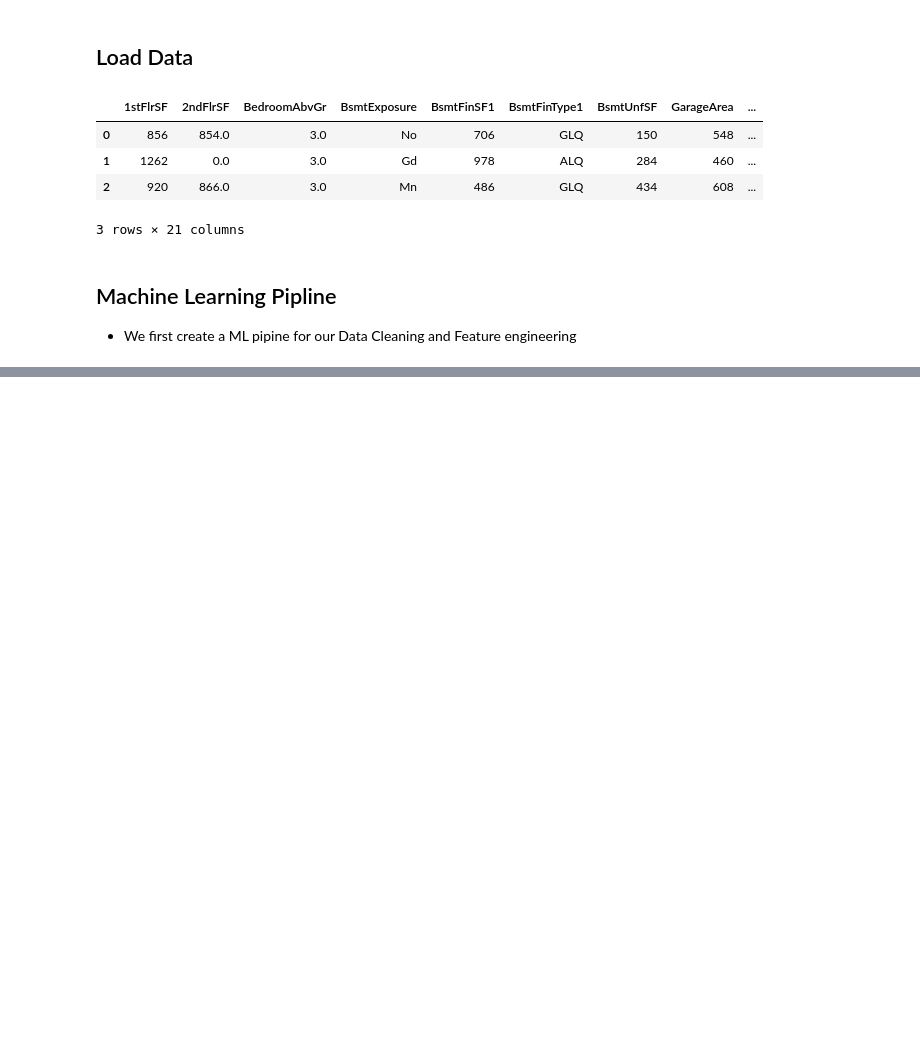
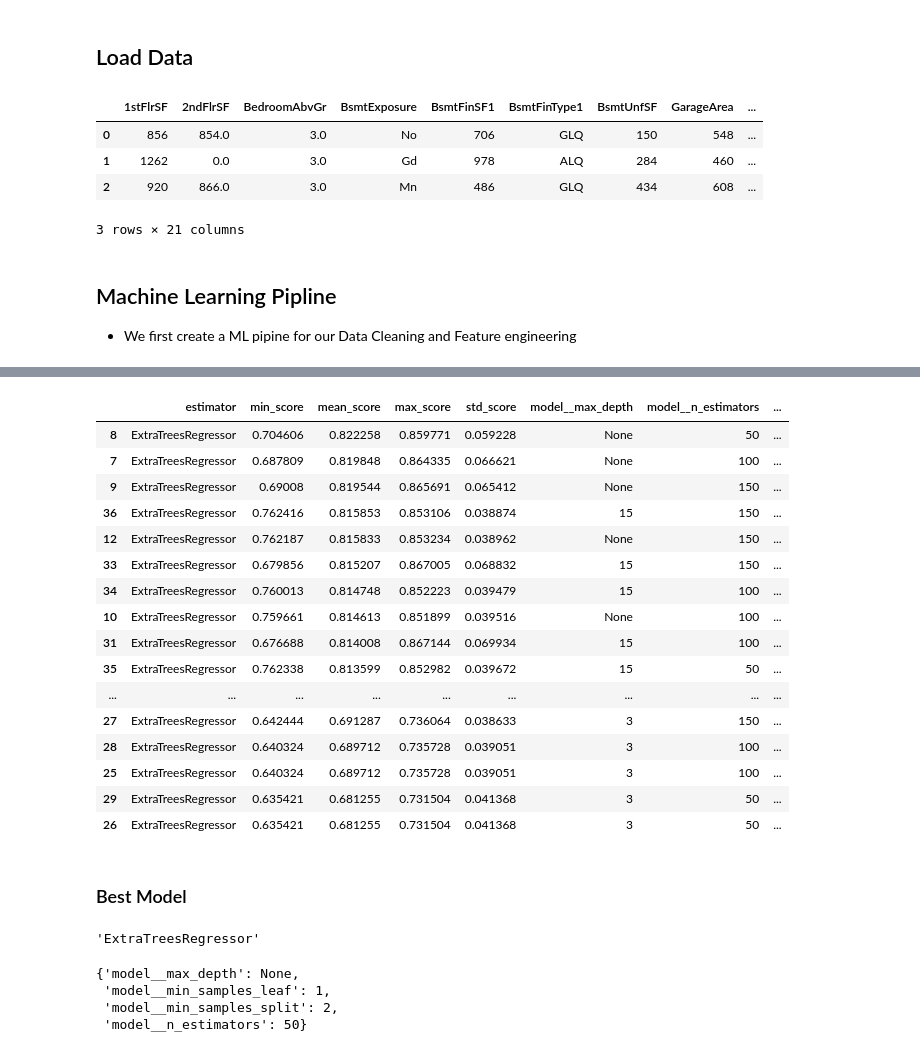
Before and after one commit to craig-grant630/Heritage-Housing, a Jupyter notebook: jupyter_notebooks/DataPrediction.ipynb, the cells around one changed output, grey strips where cells are left out. Saved outputs shown, nothing was run; the diff lists cells and outputs as text; code cells hidden in the pictures; blank space fills up the shorter version.

Commit message:
ML piplene for model using grid search optimization

```diff
--- a/jupyter_notebooks/DataPrediction.ipynb
+++ b/jupyter_notebooks/DataPrediction.ipynb
@@ -119,0 +177,11 @@ def PipelineOptimization(model):
+# %%
+from sklearn.model_selection import train_test_split
+
+X_train, X_test, y_train, y_test = train_test_split(
+                                        df.drop(['SalePrice'], axis=1),
+                                        df['SalePrice'],
+                                        test_size = 0.2,
+                                        random_state = 0,
+                                        )
+
+print(X_train.shape, y_train.shape, X_test.shape, y_test.shape)
@@ -119,0 +206,4 @@ def PipelineOptimization(model):
+# %%
+
+search = HyperparameterOptimizationSearch(models=models_quick_search, params=params_quick_search)
+search.fit(X_train, y_train, scoring='r2', n_jobs=-1, cv=5)
@@ -119,0 +237,25 @@ def PipelineOptimization(model):
+# %%
+models_search = {
+    "RandomForestRegressor":RandomForestRegressor(random_state=0),
+    "LinearRegression": LinearRegression(),
+    "ExtraTreesRegressor":ExtraTreesRegressor(random_state=0)
+
+}
+
+params_search = {
+    "RandomForestRegressor":{
+        'model__n_estimators': [100,700],
+        'model__max_depth': [6,18,None],
+    },
+
+    "LinearRegression":{},
+
+    "ExtraTreesRegressor":{'model__n_estimators': [100,50,150],
+                        'model__max_depth': [None, 3 ,15],
+                        'model__min_samples_split': [2, 50],
+                        'model__min_samples_leaf': [1, 50],
+                        }
+}
+# %%
+search = HyperparameterOptimizationSearch(models=models_search, params=params_search)
+search.fit(X_train, y_train, scoring='r2', n_jobs=-1, cv=5)
@@ -119,0 +274,36 @@ def PipelineOptimization(model):
+# %%
+grid_search_summary, grid_search_pipelines = search.score_summary(sort_by='mean_score')
+grid_search_summary
+# %% [output]
+|  | estimator | min_score | mean_score | max_score | std_score | model__max_depth | model__n_estimators | ... |
+| 8 | ExtraTreesRegressor | 0.704606 | 0.822258 | 0.859771 | 0.059228 | None | 50 | ... |
+| 7 | ExtraTreesRegressor | 0.687809 | 0.819848 | 0.864335 | 0.066621 | None | 100 | ... |
+| 9 | ExtraTreesRegressor | 0.69008 | 0.819544 | 0.865691 | 0.065412 | None | 150 | ... |
+| 36 | ExtraTreesRegressor | 0.762416 | 0.815853 | 0.853106 | 0.038874 | 15 | 150 | ... |
+| 12 | ExtraTreesRegressor | 0.762187 | 0.815833 | 0.853234 | 0.038962 | None | 150 | ... |
+| 33 | ExtraTreesRegressor | 0.679856 | 0.815207 | 0.867005 | 0.068832 | 15 | 150 | ... |
+| 34 | ExtraTreesRegressor | 0.760013 | 0.814748 | 0.852223 | 0.039479 | 15 | 100 | ... |
+| 10 | ExtraTreesRegressor | 0.759661 | 0.814613 | 0.851899 | 0.039516 | None | 100 | ... |
+| 31 | ExtraTreesRegressor | 0.676688 | 0.814008 | 0.867144 | 0.069934 | 15 | 100 | ... |
+| 35 | ExtraTreesRegressor | 0.762338 | 0.813599 | 0.852982 | 0.039672 | 15 | 50 | ... |
+| ... | ... | ... | ... | ... | ... | ... | ... | ... |
+| 27 | ExtraTreesRegressor | 0.642444 | 0.691287 | 0.736064 | 0.038633 | 3 | 150 | ... |
+| 28 | ExtraTreesRegressor | 0.640324 | 0.689712 | 0.735728 | 0.039051 | 3 | 100 | ... |
+| 25 | ExtraTreesRegressor | 0.640324 | 0.689712 | 0.735728 | 0.039051 | 3 | 100 | ... |
+| 29 | ExtraTreesRegressor | 0.635421 | 0.681255 | 0.731504 | 0.041368 | 3 | 50 | ... |
+| 26 | ExtraTreesRegressor | 0.635421 | 0.681255 | 0.731504 | 0.041368 | 3 | 50 | ... |
+# %% [markdown]
+### Best Model
+# %%
+best_model = grid_search_summary.iloc[0,0]
+best_model
+# %% [output]
+'ExtraTreesRegressor'
+# %%
+best_parameters = grid_search_pipelines[best_model].best_params_
+best_parameters
+# %% [output]
+{'model__max_depth': None,
+ 'model__min_samples_leaf': 1,
+ 'model__min_samples_split': 2,
+ 'model__n_estimators': 50}
```
Also changed, not shown: parts of 13 cells of this notebook.
